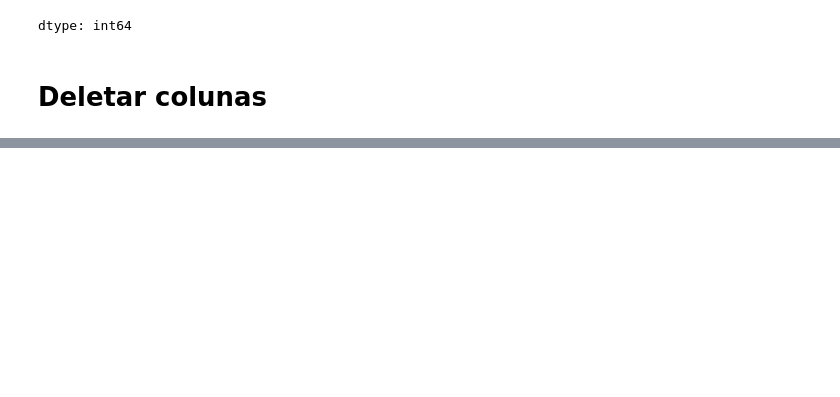
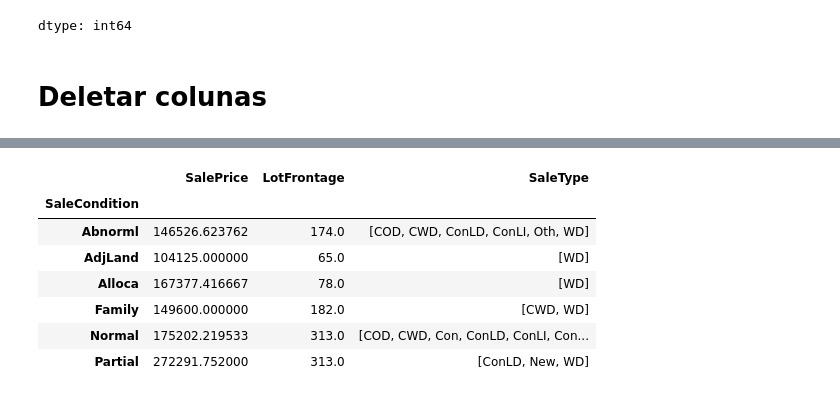
Before and after one commit to MarcosSilva2021/PythonColab, a Jupyter notebook: int_pandas_train_p4_Filtros_GroupBy.ipynb, the cells around one changed output, grey strips where cells are left out. Drawn from its saved outputs; the diff is of its cells as text; code cells hidden in the pictures; blank space fills up the shorter version.

Commit message:
Criado usando o Colab - add  groupby

```diff
--- a/int_pandas_train_p4_Filtros_GroupBy.ipynb
+++ b/int_pandas_train_p4_Filtros_GroupBy.ipynb
@@ -101,0 +205,11 @@ dtype: int64
+# %%
+df.groupby('SaleCondition').agg({"SalePrice": np.mean, "LotFrontage": "max", "SaleType": np.unique})
+# %% [output]
+|  | SalePrice | LotFrontage | SaleType |
+| SaleCondition |  |  |  |
+| Abnorml | 146526.623762 | 174.0 | [COD, CWD, ConLD, ConLI, Oth, WD] |
+| AdjLand | 104125.000000 | 65.0 | [WD] |
+| Alloca | 167377.416667 | 78.0 | [WD] |
+| Family | 149600.000000 | 182.0 | [CWD, WD] |
+| Normal | 175202.219533 | 313.0 | [COD, CWD, Con, ConLD, ConLI, Con... |
+| Partial | 272291.752000 | 313.0 | [ConLD, New, WD] |
```
Also changed, not shown: parts of 22 cells of this notebook.
